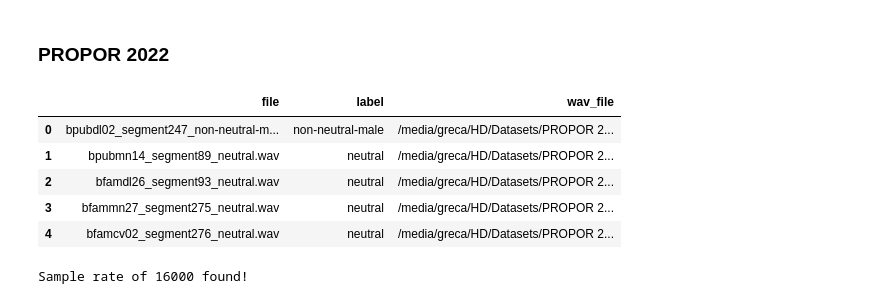
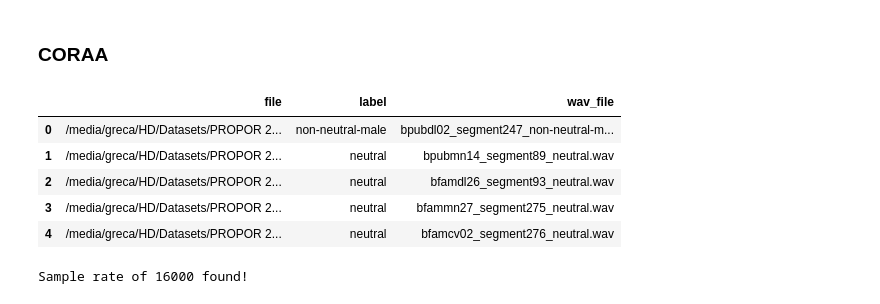
Before and after one commit to rafaelgreca/ser-wavelet, a Jupyter notebook: notebooks/eda.ipynb, the cells around one changed output. Saved outputs shown, nothing was run; the diff lists cells and outputs as text; code cells hidden in the pictures.

```diff
--- a/notebooks/eda.ipynb
+++ b/notebooks/eda.ipynb
@@ -201,17 +313,16 @@ def plot_file_duration(
 # %% [markdown]
-### PROPOR 2022
+### CORAA
 # %%
-propor_train_path = "/media/greca/HD/Datasets/PROPOR 2022/data_train/train"
+propor_train_path = "/media/greca/HD/Datasets/PROPOR 2022/"
 propor_train_df = create_propor_train_dataframe(propor_train_path)
-propor_train_df["wav_file"] = propor_train_df["wav_file"].apply(lambda x: os.path.join(propor_train_path, x))
 propor_train_df.head()
 # %% [output]
 |  | file | label | wav_file |
-| 0 | bpubdl02_segment247_non-neutral-m... | non-neutral-male | /media/greca/HD/Datasets/PROPOR 2... |
-| 1 | bpubmn14_segment89_neutral.wav | neutral | /media/greca/HD/Datasets/PROPOR 2... |
-| 2 | bfamdl26_segment93_neutral.wav | neutral | /media/greca/HD/Datasets/PROPOR 2... |
-| 3 | bfammn27_segment275_neutral.wav | neutral | /media/greca/HD/Datasets/PROPOR 2... |
-| 4 | bfamcv02_segment276_neutral.wav | neutral | /media/greca/HD/Datasets/PROPOR 2... |
+| 0 | /media/greca/HD/Datasets/PROPOR 2... | non-neutral-male | bpubdl02_segment247_non-neutral-m... |
+| 1 | /media/greca/HD/Datasets/PROPOR 2... | neutral | bpubmn14_segment89_neutral.wav |
+| 2 | /media/greca/HD/Datasets/PROPOR 2... | neutral | bfamdl26_segment93_neutral.wav |
+| 3 | /media/greca/HD/Datasets/PROPOR 2... | neutral | bfammn27_segment275_neutral.wav |
+| 4 | /media/greca/HD/Datasets/PROPOR 2... | neutral | bfamcv02_segment276_neutral.wav |
 # %%
 propor_rates = check_sample_rates(
     df=propor_train_df
```
Also changed, not shown: parts of 36 cells of this notebook, 1 other file.
